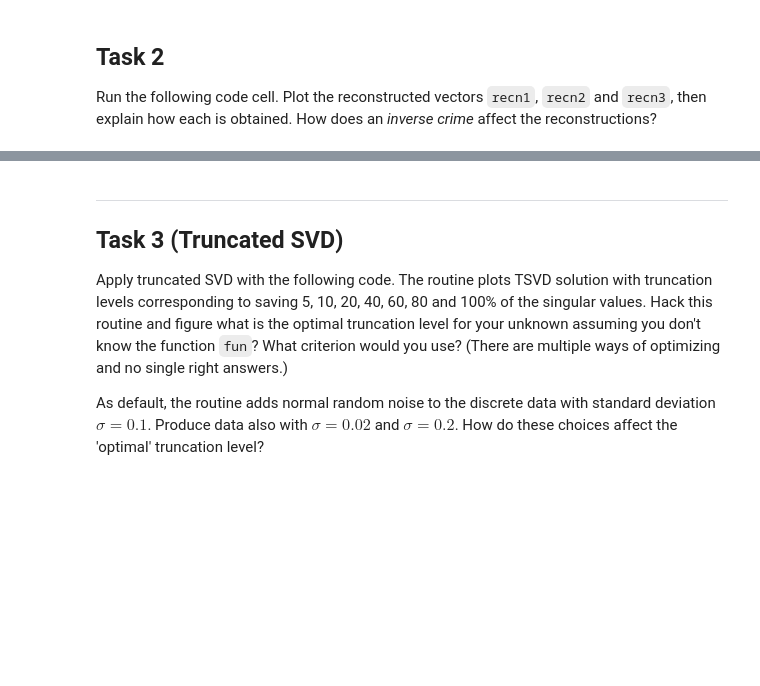
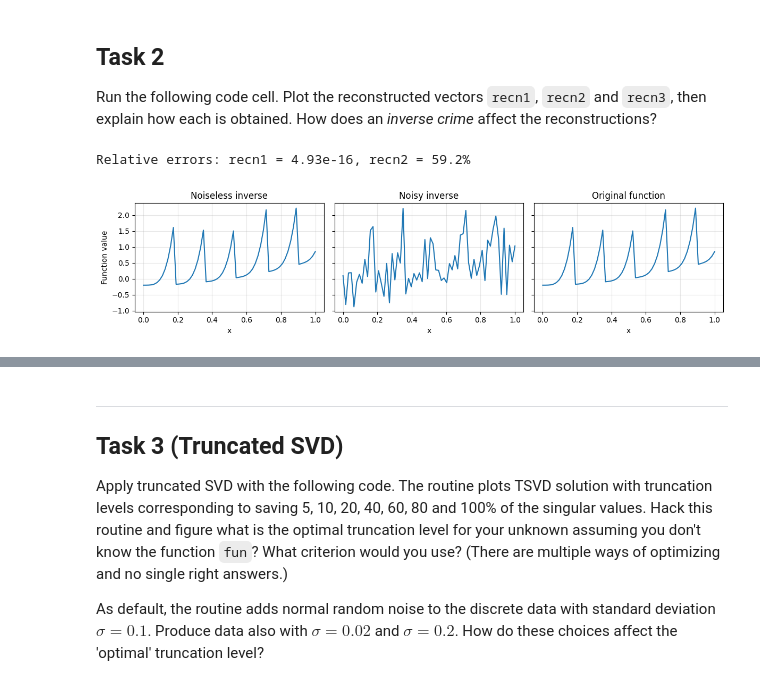
Before and after one commit to AdrianKhalatbari/Inverse_Problems_Exercises, a Jupyter notebook: 2_Regularization/Exercise01_Khalatbari_Mohammad.ipynb, the cells around one changed output, grey strips where cells are left out. Cells and saved outputs as stored; diff of their text form; code cells hidden in the pictures; blank space fills up the shorter version.

```diff
--- a/2_Regularization/Exercise01_Khalatbari_Mohammad.ipynb
+++ b/2_Regularization/Exercise01_Khalatbari_Mohammad.ipynb
@@ -97,23 +97,34 @@ ___
 Run the following code cell. Plot the reconstructed vectors `recn1`, `recn2` and `recn3`, then explain how each is obtained. How does an _inverse crime_ affect the reconstructions?
 # %%
 rng = np.random.default_rng(42)
-
 n = 64
 xx = np.linspace(0, 1, n)
 
 def fun(x):
-    return 0.05*((4*x)**2 - 4) + 0.05*np.mod(14*x,2.5)**4
+    return 0.05*((4*x)**2 - 4) + 0.05*np.mod(14*x, 2.5)**4
 
-psf = np.array([.05, .2, .45, .25, .05]) # Point spread function
-
-A = la.convolution_matrix(psf, n, mode="same")
+psf = np.array([.05, .2, .45, .25, .05])
+A = la.convolution_matrix(psf, n, mode='same')
 B = la.inv(A)
 
 data_clean = A @ fun(xx)
-
-sigma = 0.1 # Noise level
-data_noisy = data_clean + sigma*rng.standard_normal(n)
+sigma = 0.1
+data_noisy = data_clean + sigma * rng.standard_normal(n)
 
 recn1 = B @ data_clean
 recn2 = B @ data_noisy
 recn3 = fun(xx)
+
+fig, axes = plt.subplots(1, 3, figsize=(12, 3), sharey=True)
+for ax, recn, title in zip(axes, (recn1, recn2, recn3),
+                           ('Noiseless inverse', 'Noisy inverse', 'Original function')):
+    ax.plot(xx, recn)
+    ax.set(xlabel='x', title=title)
+    ax.grid(alpha=0.3)
+axes[0].set_ylabel('Function value')
+fig.tight_layout()
+print(f'Relative errors: recn1 = {la.norm(recn1-recn3)/la.norm(recn3):.2e}, '
+      f'recn2 = {la.norm(recn2-recn3)/la.norm(recn3):.1%}')
+# %% [output]
+Relative errors: recn1 = 4.93e-16, recn2 = 59.2%
+[figure, added]
```
Also changed, not shown: parts of 4 cells of this notebook.
